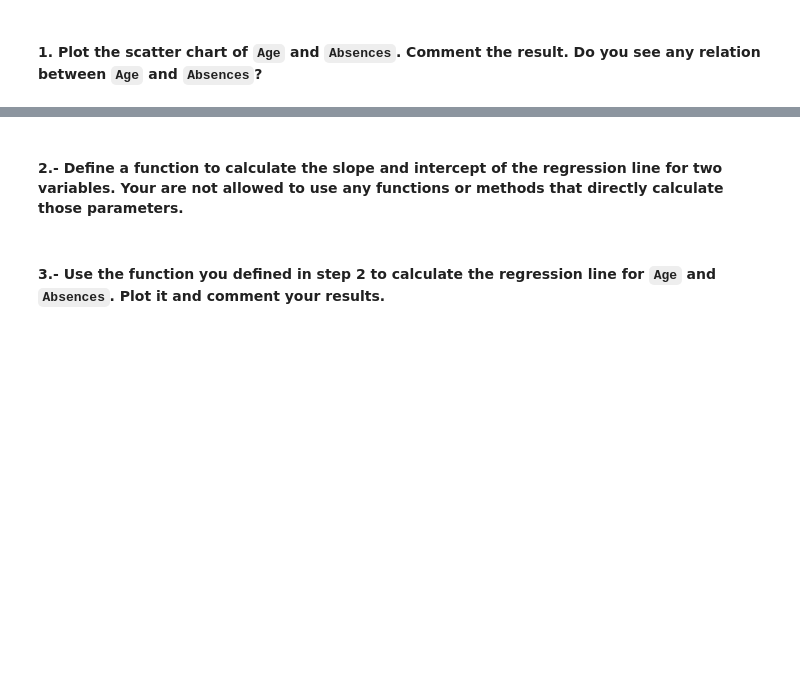
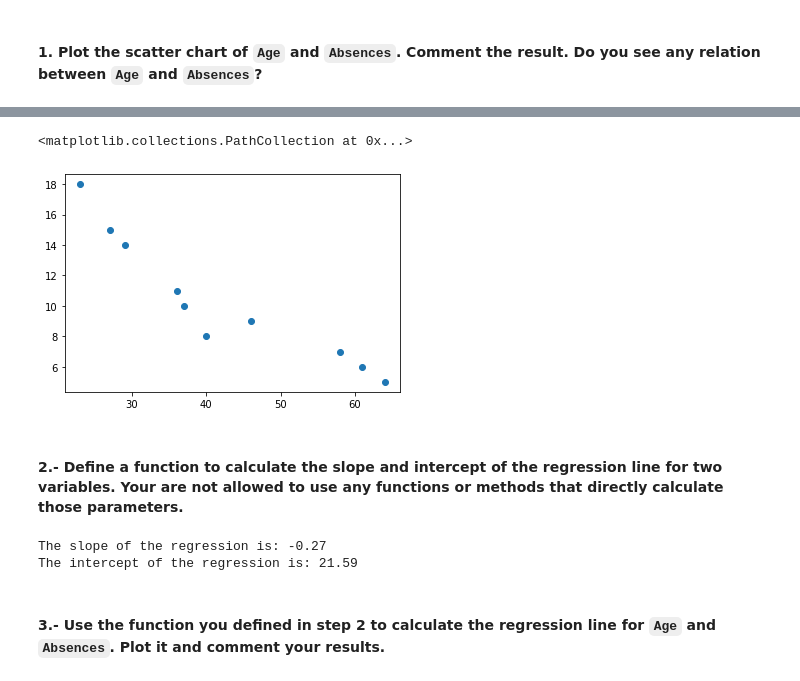
Before and after one commit to ta-data-remote/lab-linear-regression-correlation, a Jupyter notebook: your-code/main.ipynb, the cells around one changed output, grey strips where cells are left out. Drawn from its saved outputs; the diff is of its cells as text; code cells hidden in the pictures; blank space fills up the shorter version.

```diff
--- a/your-code/main.ipynb
+++ b/your-code/main.ipynb
@@ -32,0 +34,3 @@ import pandas as pd
+# %%
+data = pd.read_csv('../data/absences.csv')
+data
@@ -32,0 +49,7 @@ import pandas as pd
+# %%
+fig, ax = plt.subplots()
+
+ax.scatter(x=data['Age'],y=data['Absences'])
+# %% [output]
+<matplotlib.collections.PathCollection at 0x...>
+[figure, added]
@@ -37,2 +65,10 @@ import pandas as pd
+# %%
+slope, intercept = regression_line(x =data['Age'], y=data['Absences'])
+
+print("The slope of the regression is: {:.2f}".format(slope))
+print("The intercept of the regression is: {:.2f}".format(intercept))
+# %% [output]
+The slope of the regression is: -0.27
+The intercept of the regression is: 21.59
 # %% [markdown]
 #### 3.- Use the function you defined in step 2 to calculate the regression line for `Age` and `Absences`. Plot it and comment your results.
```
Also changed, not shown: parts of 32 cells of this notebook.
